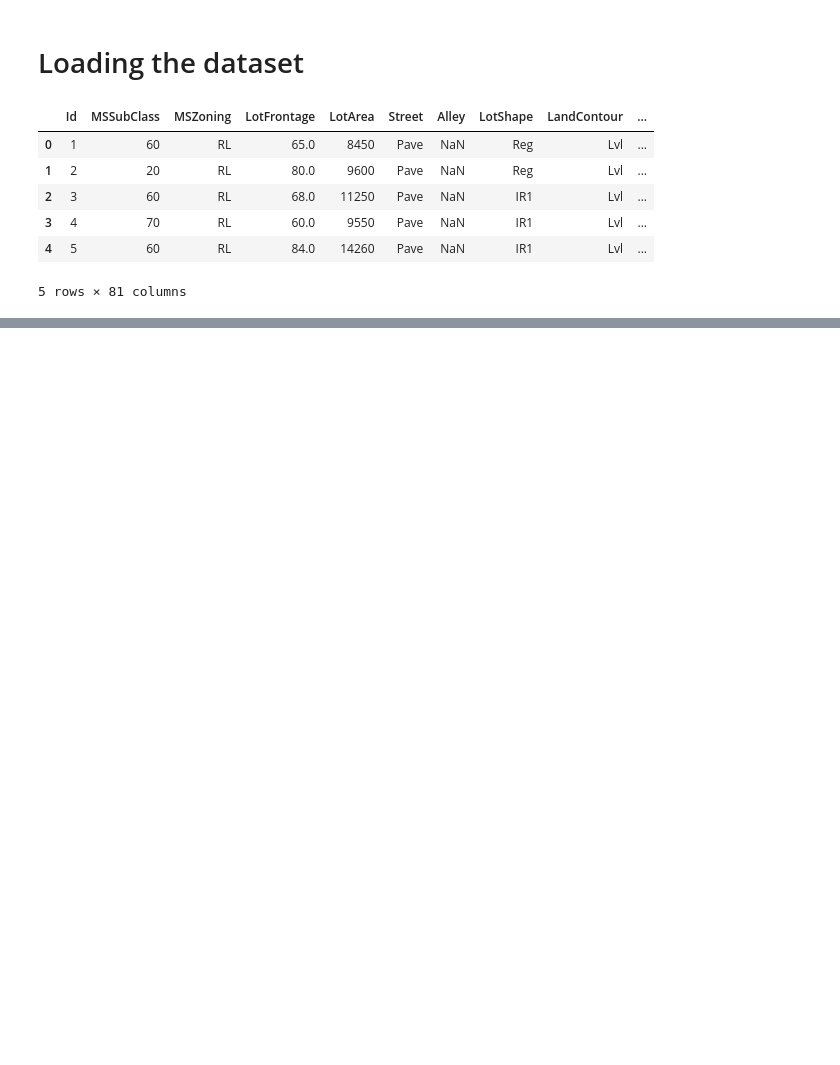
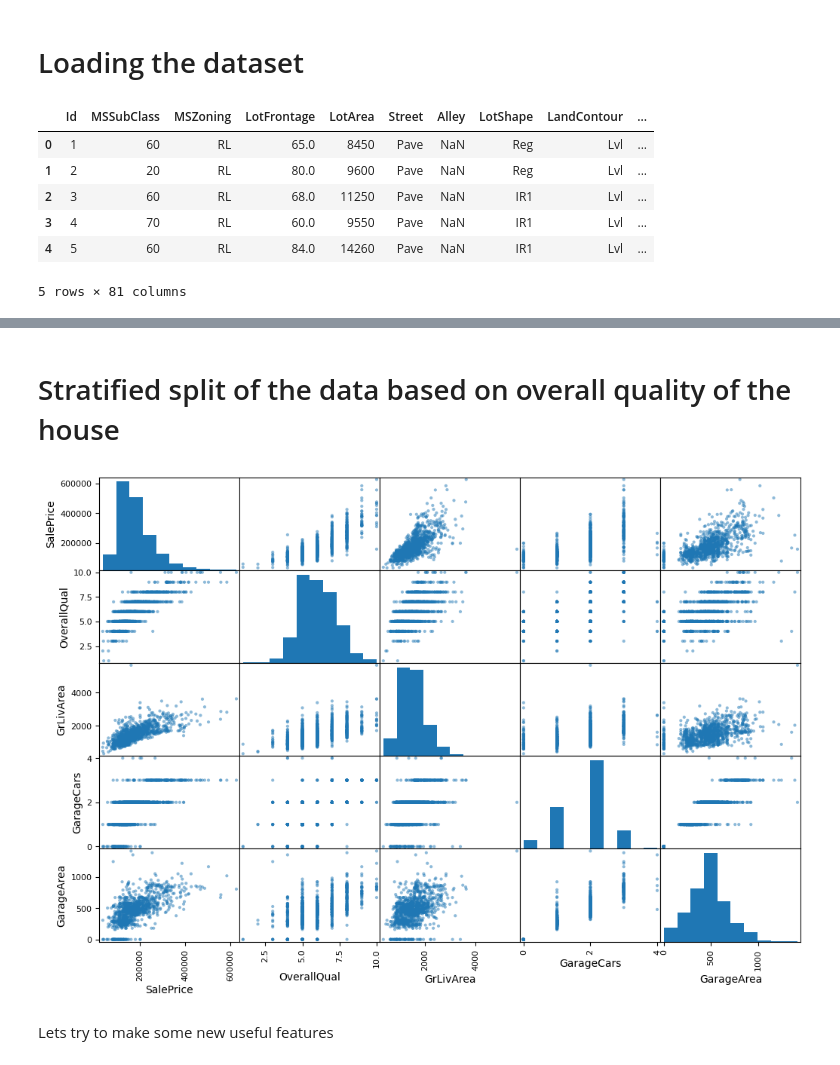
Before and after one commit to jadosh123/HousePricesKaggle, a Jupyter notebook: data_exploration.ipynb, the cells around one changed output, grey strips where cells are left out. Cells and saved outputs as stored; diff of their text form; code cells hidden in the pictures; blank space fills up the shorter version.

Commit message:
Starts with data exploration and feature engineering

```diff
--- a/data_exploration.ipynb
+++ b/data_exploration.ipynb
@@ -20,0 +81,19 @@ df_train.head()
+# %% [markdown]
+# Stratified split of the data based on overall quality of the house
+# %%
+strat_train_set, strat_test_set = train_test_split(
+    df_train, test_size=0.2, stratify=df_train["OverallQual"],
+    random_state=42
+)
+# %%
+from pandas.plotting import scatter_matrix
+
+attributes = ["SalePrice", "OverallQual", "GrLivArea", "GarageCars",
+              "GarageArea"]
+
+scatter_matrix(strat_train_set[attributes], figsize=(12, 8))
+plt.show()
+# %% [output]
+[figure, added]
+# %% [markdown]
+Lets try to make some new useful features
```
Also changed, not shown: parts of 7 cells of this notebook, 3 other files.
